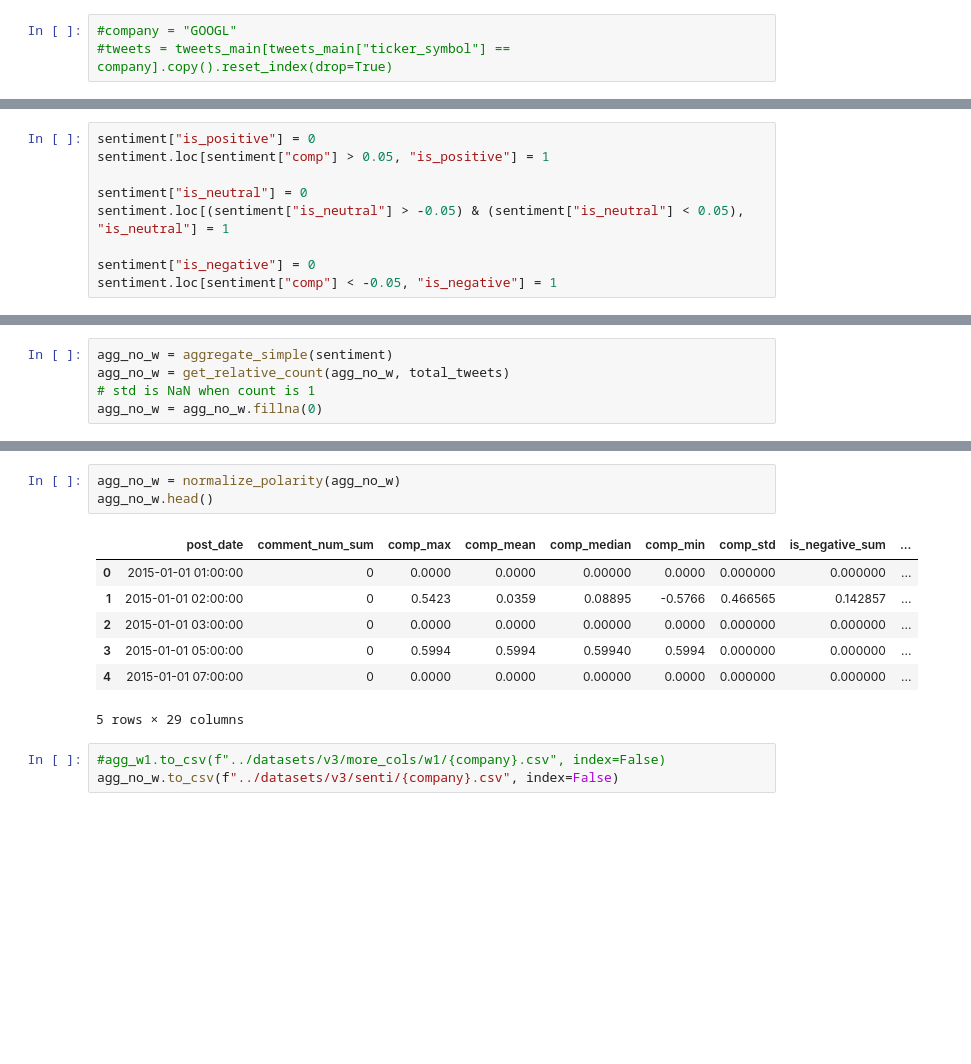
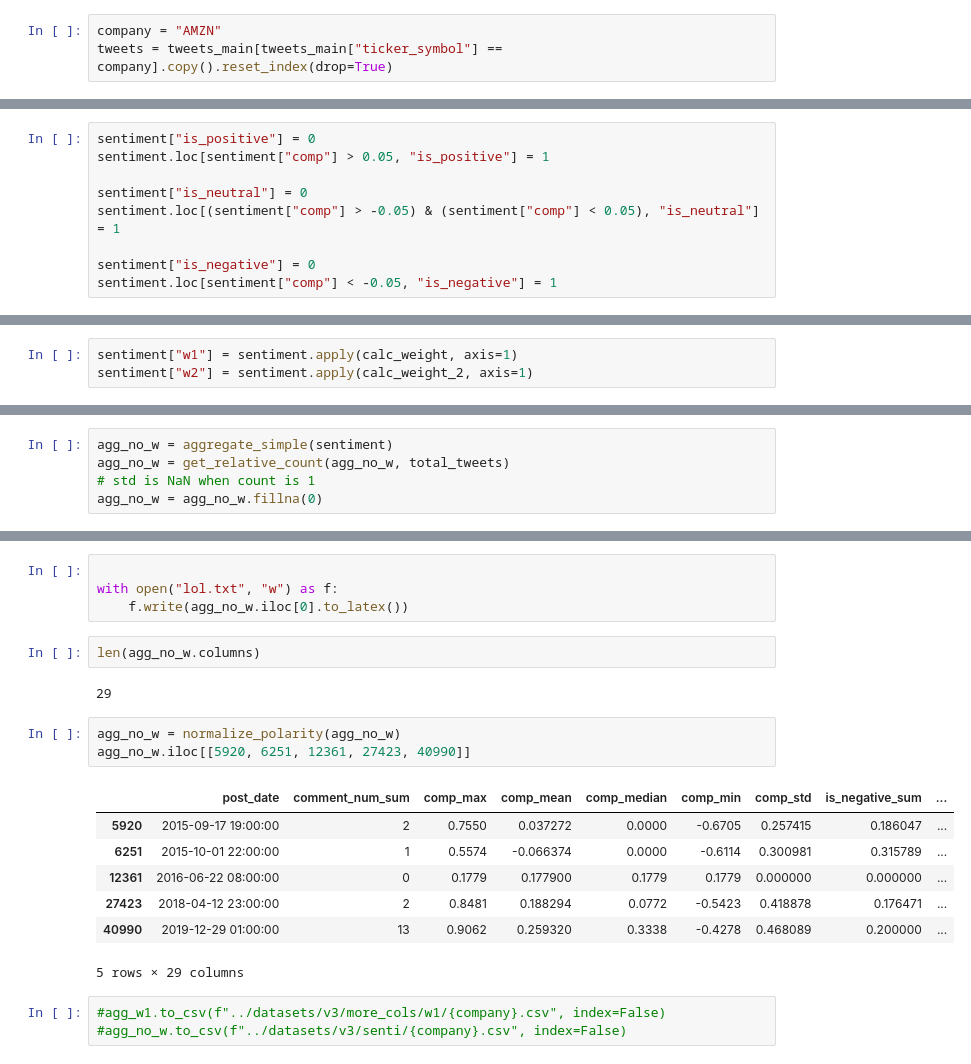
Before and after one commit to PatrykML/twitter_sentiment_stock_prediction, a Jupyter notebook: data_cleaning/aggregation.ipynb, the cells around one changed output, grey strips where cells are left out. Cells and saved outputs as stored; diff of their text form; blank space fills up the shorter version.

```diff
--- a/data_cleaning/aggregation.ipynb
+++ b/data_cleaning/aggregation.ipynb
@@ -10,6 +10,6 @@ tweets = tweets_main.copy()
 # %%
-#company = "GOOGL"
-#tweets = tweets_main[tweets_main["ticker_symbol"] == company].copy().reset_index(drop=True)
+company = "AMZN"
+tweets = tweets_main[tweets_main["ticker_symbol"] == company].copy().reset_index(drop=True)
 # %%
 def clean_body_v2(col):
     import re
@@ -184,7 +175,7 @@ sentiment["is_positive"] = 0
 sentiment.loc[sentiment["comp"] > 0.05, "is_positive"] = 1
 
 sentiment["is_neutral"] = 0
-sentiment.loc[(sentiment["is_neutral"] > -0.05) & (sentiment["is_neutral"] < 0.05), "is_neutral"] = 1
+sentiment.loc[(sentiment["comp"] > -0.05) & (sentiment["comp"] < 0.05), "is_neutral"] = 1
 
 sentiment["is_negative"] = 0
 sentiment.loc[sentiment["comp"] < -0.05, "is_negative"] = 1
@@ -204,0 +182,3 @@ sentiment.sample(10)
+# %%
+sentiment["w1"] = sentiment.apply(calc_weight, axis=1)
+sentiment["w2"] = sentiment.apply(calc_weight_2, axis=1)
@@ -333,14 +351,22 @@ agg_no_w = agg_no_w.fillna(0)
+# %%
+
+with open("lol.txt", "w") as f:
+    f.write(agg_no_w.iloc[0].to_latex())
+# %%
+len(agg_no_w.columns)
+# %% [output]
+29
 # %%
 agg_no_w = normalize_polarity(agg_no_w)
-agg_no_w.head()
+agg_no_w.iloc[[5920, 6251, 12361, 27423, 40990]]
 # %% [output]
 |  | post_date | comment_num_sum | comp_max | comp_mean | comp_median | comp_min | comp_std | is_negative_sum | ... |
-| 0 | 2015-01-01 01:00:00 | 0 | 0.0000 | 0.0000 | 0.00000 | 0.0000 | 0.000000 | 0.000000 | ... |
-| 1 | 2015-01-01 02:00:00 | 0 | 0.5423 | 0.0359 | 0.08895 | -0.5766 | 0.466565 | 0.142857 | ... |
-| 2 | 2015-01-01 03:00:00 | 0 | 0.0000 | 0.0000 | 0.00000 | 0.0000 | 0.000000 | 0.000000 | ... |
-| 3 | 2015-01-01 05:00:00 | 0 | 0.5994 | 0.5994 | 0.59940 | 0.5994 | 0.000000 | 0.000000 | ... |
-| 4 | 2015-01-01 07:00:00 | 0 | 0.0000 | 0.0000 | 0.00000 | 0.0000 | 0.000000 | 0.000000 | ... |
+| 5920 | 2015-09-17 19:00:00 | 2 | 0.7550 | 0.037272 | 0.0000 | -0.6705 | 0.257415 | 0.186047 | ... |
+| 6251 | 2015-10-01 22:00:00 | 1 | 0.5574 | -0.066374 | 0.0000 | -0.6114 | 0.300981 | 0.315789 | ... |
+| 12361 | 2016-06-22 08:00:00 | 0 | 0.1779 | 0.177900 | 0.1779 | 0.1779 | 0.000000 | 0.000000 | ... |
+| 27423 | 2018-04-12 23:00:00 | 2 | 0.8481 | 0.188294 | 0.0772 | -0.5423 | 0.418878 | 0.176471 | ... |
+| 40990 | 2019-12-29 01:00:00 | 13 | 0.9062 | 0.259320 | 0.3338 | -0.4278 | 0.468089 | 0.200000 | ... |
 5 rows × 29 columns
 # %%
 #agg_w1.to_csv(f"../datasets/v3/more_cols/w1/{company}.csv", index=False)
-agg_no_w.to_csv(f"../datasets/v3/senti/{company}.csv", index=False)
+#agg_no_w.to_csv(f"../datasets/v3/senti/{company}.csv", index=False)
```
Also changed, not shown: parts of 16 cells of this notebook, 12 other files.
